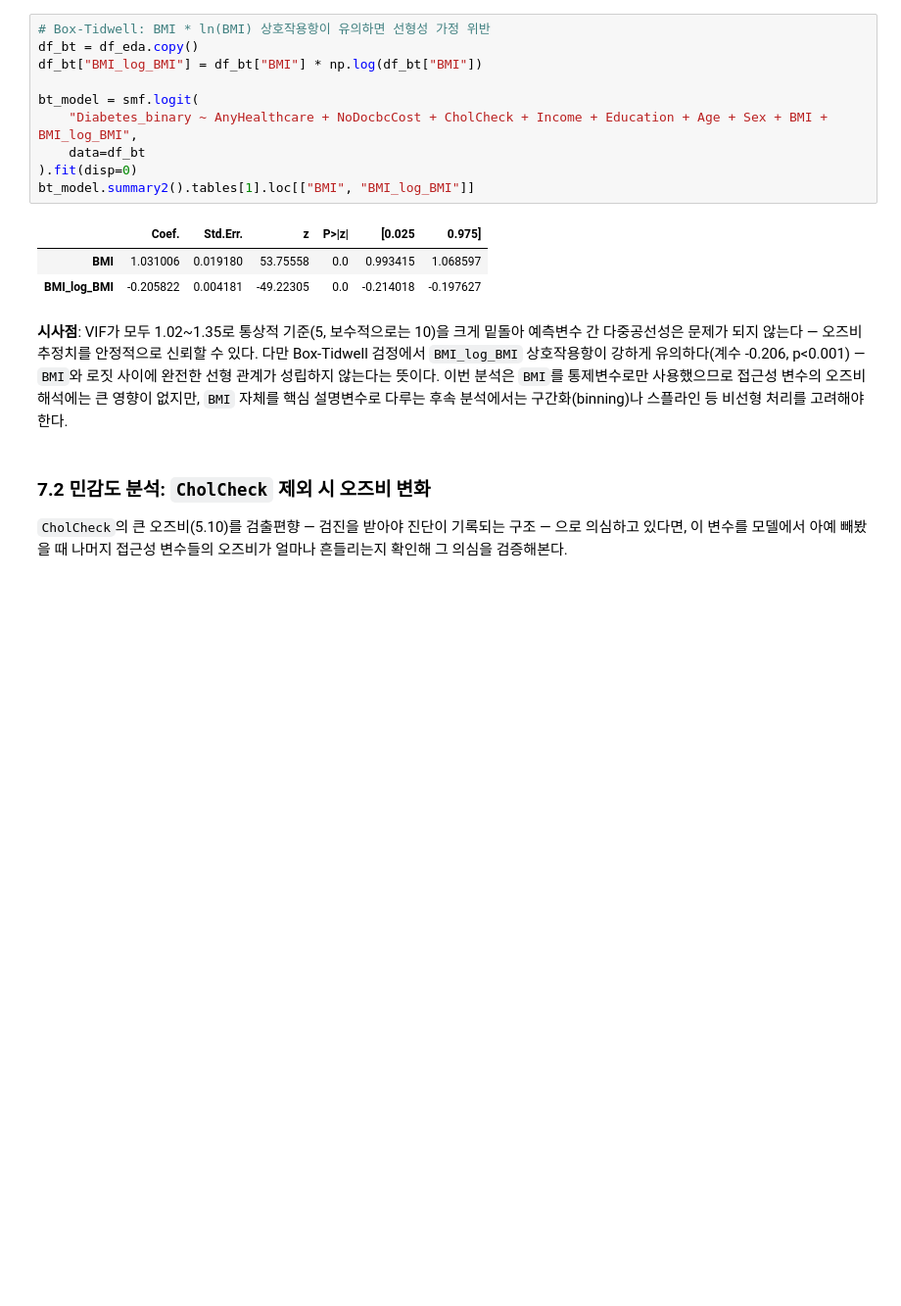
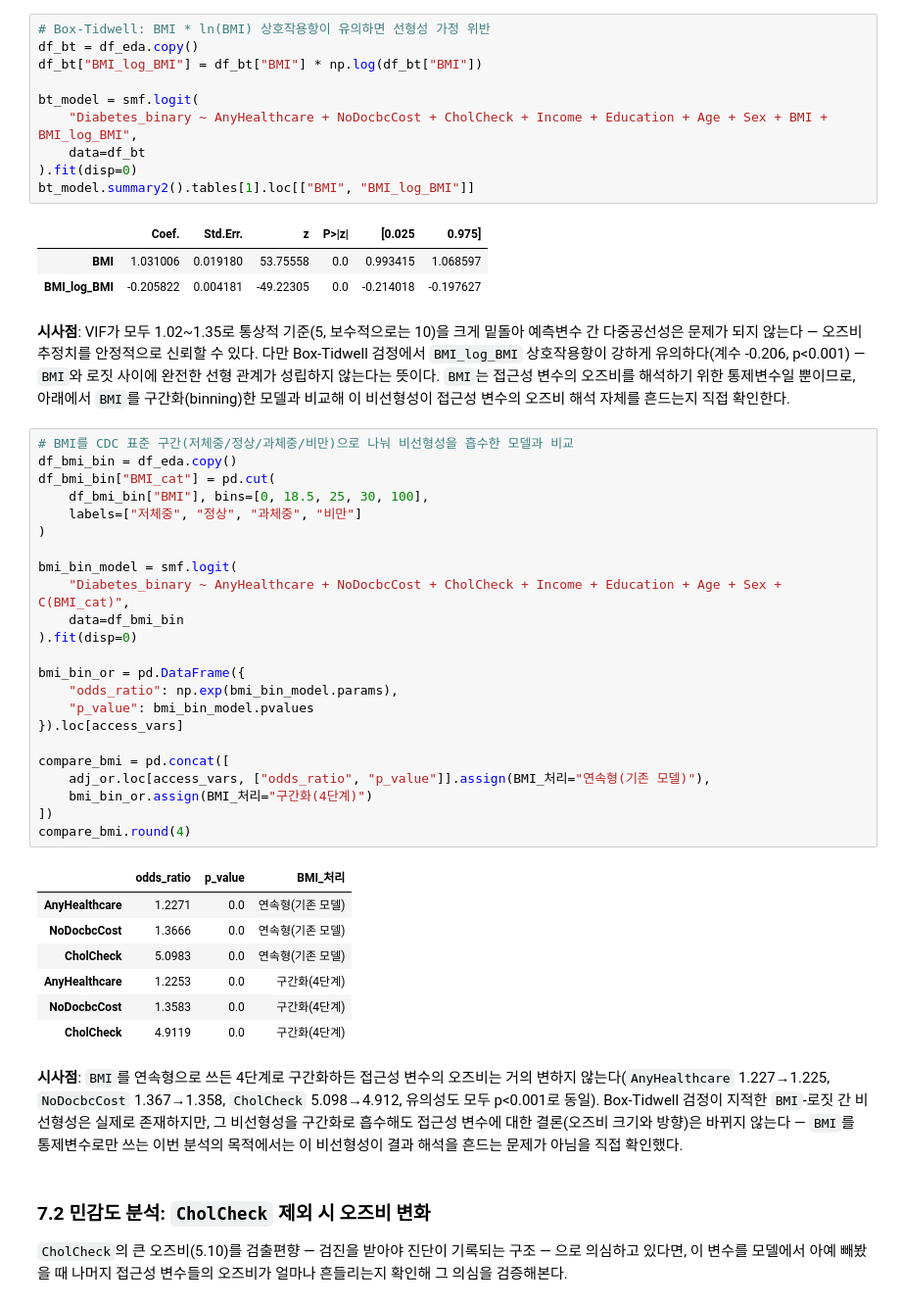
Before and after one commit to DaeHo238/1st_Project, a Jupyter notebook: notebooks/1.0-healthcare-access-analysis.ipynb, the cells around one changed output. Shown at 98% size. Saved outputs shown, nothing was run; the diff lists cells and outputs as text; blank space fills up the shorter version.

```diff
--- a/notebooks/1.0-healthcare-access-analysis.ipynb
+++ b/notebooks/1.0-healthcare-access-analysis.ipynb
@@ -501,7 +501,40 @@ bt_model.summary2().tables[1].loc[["BMI", "BMI_log_BMI"]]
 | BMI | 1.031006 | 0.019180 | 53.75558 | 0.0 | 0.993415 | 1.068597 |
 | BMI_log_BMI | -0.205822 | 0.004181 | -49.22305 | 0.0 | -0.214018 | -0.197627 |
 # %% [markdown]
-**시사점**: VIF가 모두 1.02~1.35로 통상적 기준(5, 보수적으로는 10)을 크게 밑돌아 예측변수 간 다중공선성은 문제가 되지 않는다 — 오즈비 추정치를 안정적으로 신뢰할 수 있다. 다만 Box-Tidwell 검정에서 `BMI_log_BMI` 상호작용항이 강하게 유의하다(계수 -0.206, p<0.001) — `BMI`와 로짓 사이에 완전한 선형 관계가 성립하지 않는다는 뜻이다. 이번 분석은 `BMI`를 통제변수로만 사용했으므로 접근성 변수의 오즈비 해석에는 큰 영향이 없지만, `BMI` 자체를 핵심 설명변수로 다루는 후속 분석에서는 구간화(binning)나 스플라인 등 비선형 처리를 고려해야 한다.
+**시사점**: VIF가 모두 1.02~1.35로 통상적 기준(5, 보수적으로는 10)을 크게 밑돌아 예측변수 간 다중공선성은 문제가 되지 않는다 — 오즈비 추정치를 안정적으로 신뢰할 수 있다. 다만 Box-Tidwell 검정에서 `BMI_log_BMI` 상호작용항이 강하게 유의하다(계수 -0.206, p<0.001) — `BMI`와 로짓 사이에 완전한 선형 관계가 성립하지 않는다는 뜻이다. `BMI`는 접근성 변수의 오즈비를 해석하기 위한 통제변수일 뿐이므로, 아래에서 `BMI`를 구간화(binning)한 모델과 비교해 이 비선형성이 접근성 변수의 오즈비 해석 자체를 흔드는지 직접 확인한다.
+# %%
+# BMI를 CDC 표준 구간(저체중/정상/과체중/비만)으로 나눠 비선형성을 흡수한 모델과 비교
+df_bmi_bin = df_eda.copy()
+df_bmi_bin["BMI_cat"] = pd.cut(
+    df_bmi_bin["BMI"], bins=[0, 18.5, 25, 30, 100],
+    labels=["저체중", "정상", "과체중", "비만"]
+)
+
+bmi_bin_model = smf.logit(
+    "Diabetes_binary ~ AnyHealthcare + NoDocbcCost + CholCheck + Income + Education + Age + Sex + C(BMI_cat)",
+    data=df_bmi_bin
+).fit(disp=0)
+
+bmi_bin_or = pd.DataFrame({
+    "odds_ratio": np.exp(bmi_bin_model.params),
+    "p_value": bmi_bin_model.pvalues
+}).loc[access_vars]
+
+compare_bmi = pd.concat([
+    adj_or.loc[access_vars, ["odds_ratio", "p_value"]].assign(BMI_처리="연속형(기존 모델)"),
+    bmi_bin_or.assign(BMI_처리="구간화(4단계)")
+])
+compare_bmi.round(4)
+# %% [output]
+|  | odds_ratio | p_value | BMI_처리 |
+| AnyHealthcare | 1.2271 | 0.0 | 연속형(기존 모델) |
+| NoDocbcCost | 1.3666 | 0.0 | 연속형(기존 모델) |
+| CholCheck | 5.0983 | 0.0 | 연속형(기존 모델) |
+| AnyHealthcare | 1.2253 | 0.0 | 구간화(4단계) |
+| NoDocbcCost | 1.3583 | 0.0 | 구간화(4단계) |
+| CholCheck | 4.9119 | 0.0 | 구간화(4단계) |
+# %% [markdown]
+**시사점**: `BMI`를 연속형으로 쓰든 4단계로 구간화하든 접근성 변수의 오즈비는 거의 변하지 않는다(`AnyHealthcare` 1.227→1.225, `NoDocbcCost` 1.367→1.358, `CholCheck` 5.098→4.912, 유의성도 모두 p<0.001로 동일). Box-Tidwell 검정이 지적한 `BMI`-로짓 간 비선형성은 실제로 존재하지만, 그 비선형성을 구간화로 흡수해도 접근성 변수에 대한 결론(오즈비 크기와 방향)은 바뀌지 않는다 — `BMI`를 통제변수로만 쓰는 이번 분석의 목적에서는 이 비선형성이 결과 해석을 흔드는 문제가 아님을 직접 확인했다.
 # %% [markdown]
 ### 7.2 민감도 분석: `CholCheck` 제외 시 오즈비 변화
 
```
Also changed, not shown: parts of 7 cells of this notebook, 7 other files.
